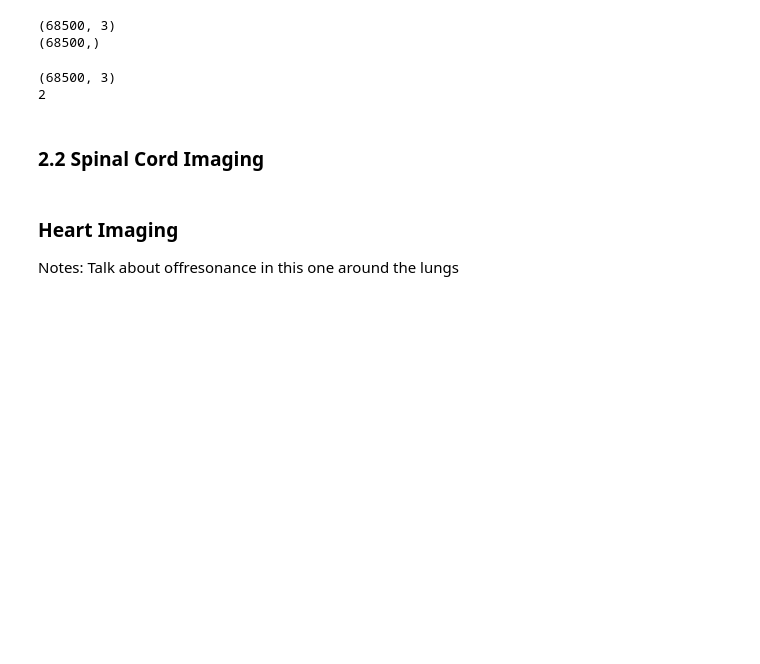
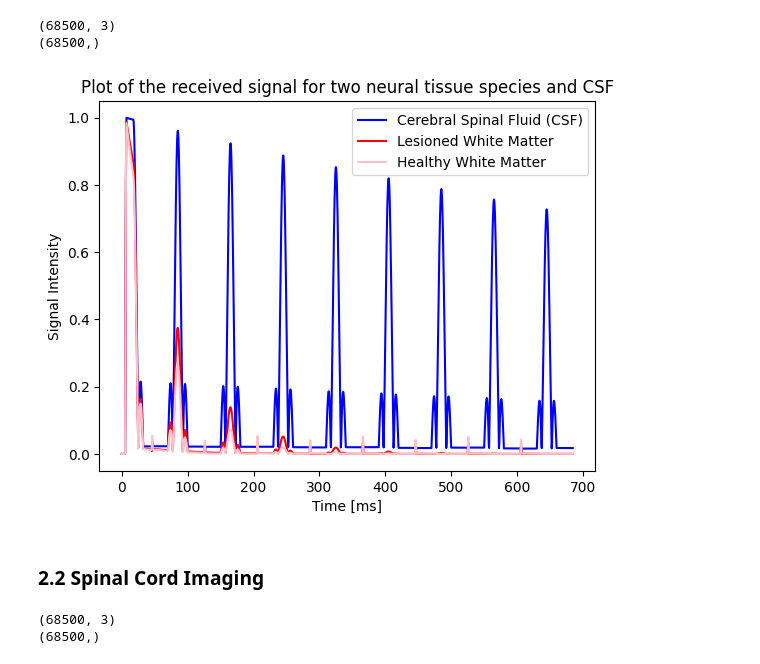
Before and after one commit to chlouly/BME599-Visualization-Project, a Jupyter notebook: main.ipynb, the cells around one changed output. Cells and saved outputs as stored; diff of their text form; code cells hidden in the pictures; blank space fills up the shorter version.

```diff
--- a/main.ipynb
+++ b/main.ipynb
@@ -199,11 +186,12 @@ Animation saved to: ./plots/2_1_Lesioned_WM_individual_isochromats.mp4
 # We can now construct the total magnetization by taking the superposition of all isochromats in each voxel
 M_hlth_tot = np.mean(M_hlth, axis=2)
 M_lsnd_tot = np.mean(M_lsnd, axis=2)
+M_csf_tot = np.mean(M_csf, axis=2)
 
 # We also can find the received signal, which will be the l2 norm of the transverse magnetization at each timepoint
 S_hlth = np.linalg.norm(M_hlth_tot[:, 0:2], axis=1)
 S_lsnd = np.linalg.norm(M_lsnd_tot[:, 0:2], axis=1)
-
+S_csf = np.linalg.norm(M_csf_tot[:, 0:2], axis=1)
 # Samity Check
 print(M_hlth_tot.shape)
 print(S_hlth.shape)
@@ -219,21 +207,19 @@ print(S_hlth.shape)
 if save_plots:
     plot_iso_3D(M_hlth_tot, PLOT_PATH + "2_1_Healthy_WM_M_total.mp4", dsamp=dsamp)
     plot_iso_3D(M_lsnd_tot, PLOT_PATH + "2_1_Lesioned_WM_M_total.mp4", dsamp=dsamp)
+    plot_iso_3D(M_csf_tot, PLOT_PATH + "2_1_CSF_M_total.mp4", dsamp=dsamp)
-# %% [output]
-(68500, 3)
-2
 # %%
 # Now we can make a plot showing the difference in signal intensity for the two cases to display their difference
-plt.plot(time[::dsamp], S_hlth[::dsamp], label="Healthy White Matter")
-plt.plot(time[::dsamp], S_lsnd[::dsamp], label="Lesioned White Matter")
+plt.plot(time[::dsamp], S_csf[::dsamp], label="Cerebral Spinal Fluid (CSF)", color ='blue')
+plt.plot(time[::dsamp], S_lsnd[::dsamp], label="Lesioned White Matter",color='red')
+plt.plot(time[::dsamp], S_hlth[::dsamp], label="Healthy White Matter", color = 'pink')
+
 plt.xlabel("Time [ms]")
 plt.ylabel("Signal Intensity")
-plt.title("Plot of the received signal for two neural tissue species")
+plt.title("Plot of the received signal for two neural tissue species and CSF")
 plt.legend()
 plt.show()
+# %% [output]
+[figure, added]
 # %% [markdown]
 ### 2.2 Spinal Cord Imaging
-# %% [markdown]
-### Heart Imaging
-
-Notes: Talk about offresonance in this one around the lungs
@@ -239,0 +276,16 @@ Notes: Talk about offresonance in this one around the lungs
+# %%
+# We can now construct the total magnetization by taking the superposition of all isochromats in each voxel
+M_sc_tot = np.mean(M_sc, axis=2)
+M_nd_tot = np.mean(M_nd, axis=2)
+M_vb_tot = np.mean(M_vb, axis=2)
+
+# We also can find the received signal, which will be the l2 norm of the transverse magnetization at each timepoint
+S_sc = np.linalg.norm(M_sc_tot[:, 0:2], axis=1)
+S_nd = np.linalg.norm(M_nd_tot[:, 0:2], axis=1)
+S_vb = np.linalg.norm(M_vb_tot[:, 0:2], axis=1)
+# Samity Check
+print(M_sc_tot.shape)
+print(S_sc.shape)
+# %% [output]
+(68500, 3)
+(68500,)
```
Also changed, not shown: parts of 26 cells of this notebook, 32 other files.
